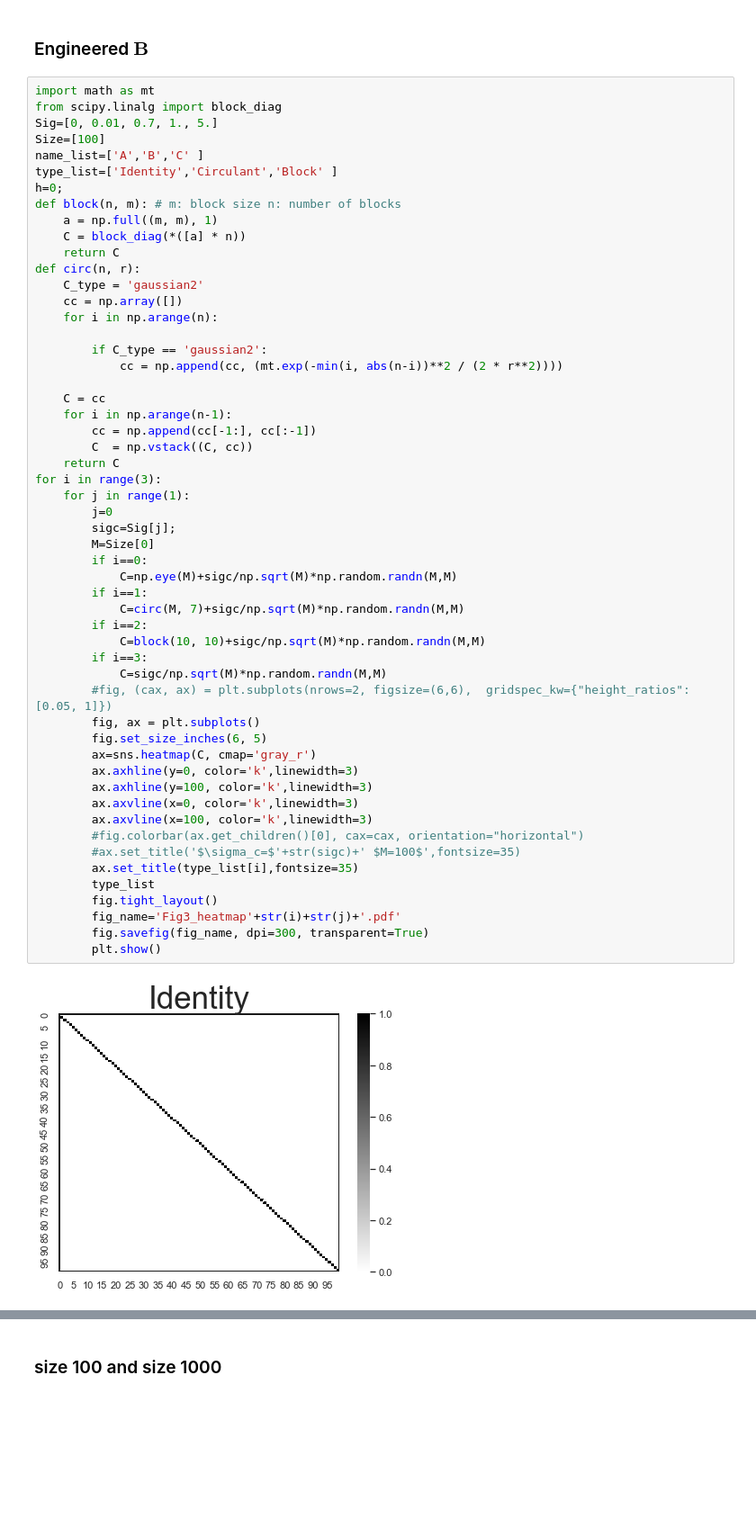
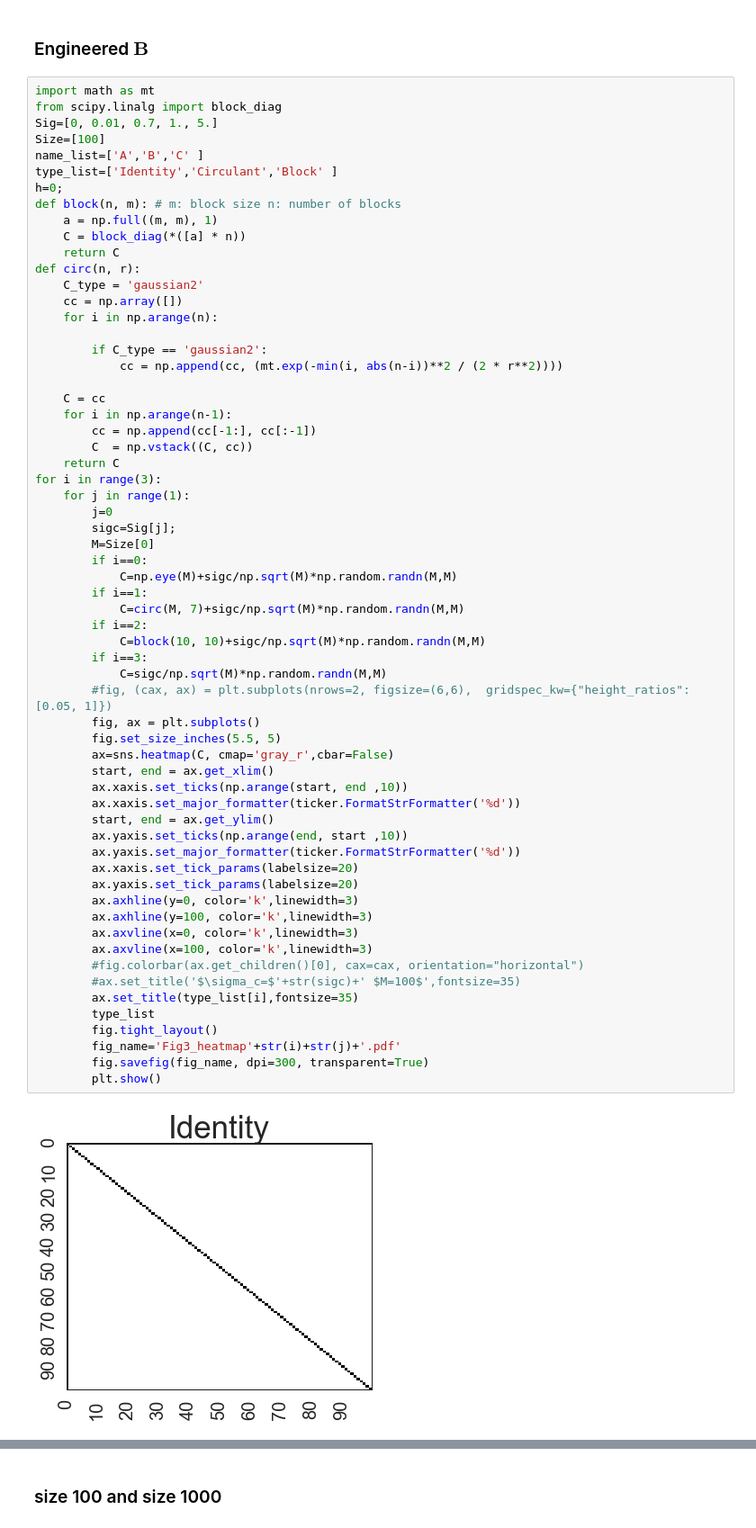
Before and after one commit to Emergent-Behaviors-in-Biology/typical-random-ecosystems, a Jupyter notebook: Plot_paper.ipynb, the cells around one changed output, grey strips where cells are left out. Shown at 90% size. Cells and saved outputs as stored; diff of their text form; blank space fills up the shorter version.

```diff
--- a/Plot_paper.ipynb
+++ b/Plot_paper.ipynb
@@ -139,33 +139,41 @@ def circ(n, r):
         C  = np.vstack((C, cc))
     return C
 for i in range(3):
     for j in range(1):
         j=0
         sigc=Sig[j];
         M=Size[0]
         if i==0:
             C=np.eye(M)+sigc/np.sqrt(M)*np.random.randn(M,M)
         if i==1:
             C=circ(M, 7)+sigc/np.sqrt(M)*np.random.randn(M,M)
         if i==2:
             C=block(10, 10)+sigc/np.sqrt(M)*np.random.randn(M,M)
         if i==3:
             C=sigc/np.sqrt(M)*np.random.randn(M,M)
         #fig, (cax, ax) = plt.subplots(nrows=2, figsize=(6,6),  gridspec_kw={"height_ratios":[0.05, 1]})
         fig, ax = plt.subplots()
-        fig.set_size_inches(6, 5)
-        ax=sns.heatmap(C, cmap='gray_r')
+        fig.set_size_inches(5.5, 5)
+        ax=sns.heatmap(C, cmap='gray_r',cbar=False)
+        start, end = ax.get_xlim()
+        ax.xaxis.set_ticks(np.arange(start, end ,10))
+        ax.xaxis.set_major_formatter(ticker.FormatStrFormatter('%d'))
+        start, end = ax.get_ylim()
+        ax.yaxis.set_ticks(np.arange(end, start ,10))
+        ax.yaxis.set_major_formatter(ticker.FormatStrFormatter('%d'))
+        ax.xaxis.set_tick_params(labelsize=20)
+        ax.yaxis.set_tick_params(labelsize=20)
         ax.axhline(y=0, color='k',linewidth=3)
         ax.axhline(y=100, color='k',linewidth=3)
         ax.axvline(x=0, color='k',linewidth=3)
         ax.axvline(x=100, color='k',linewidth=3)
         #fig.colorbar(ax.get_children()[0], cax=cax, orientation="horizontal")
         #ax.set_title('$\sigma_c=$'+str(sigc)+' $M=100$',fontsize=35)
         ax.set_title(type_list[i],fontsize=35)
         type_list
         fig.tight_layout()
         fig_name='Fig3_heatmap'+str(i)+str(j)+'.pdf'
         fig.savefig(fig_name, dpi=300, transparent=True)
         plt.show()
 # %% [output]
-[figure, old version]
+[figure, new version]
```
Also changed, not shown: parts of 8 cells of this notebook, 1 other file.
